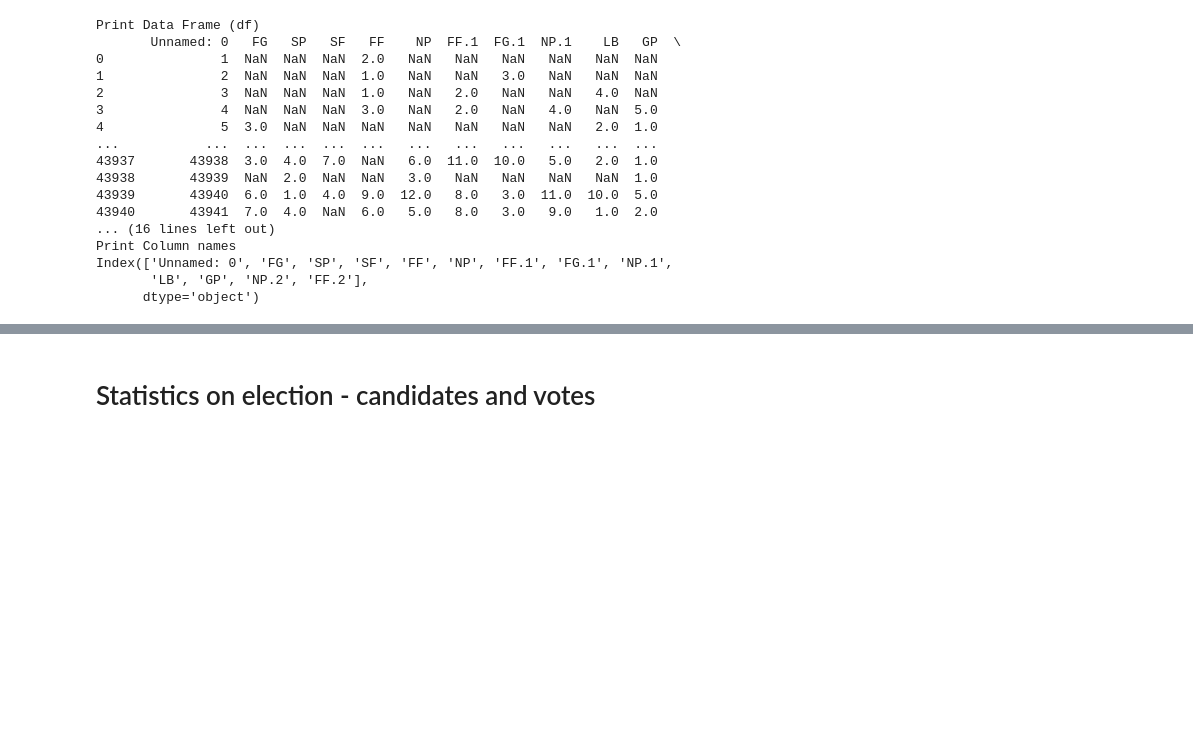
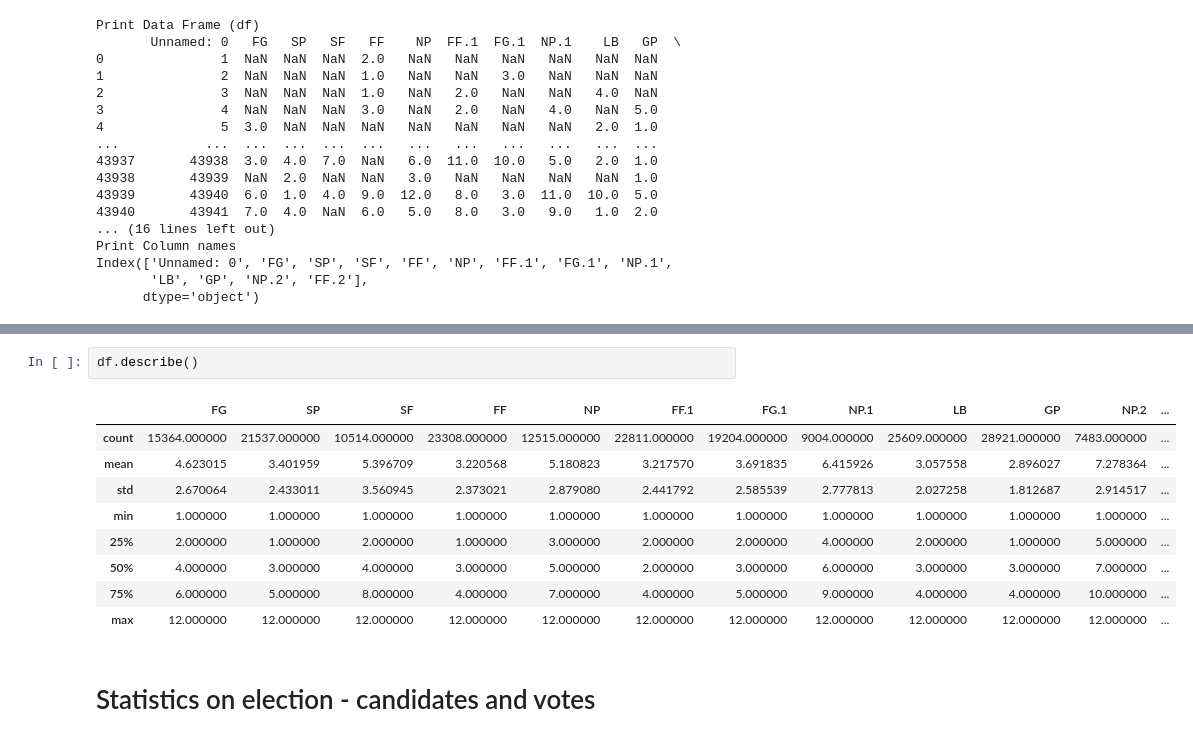
Before and after one commit to conorgilmer/STV-Ballot-as-a-signature, a Jupyter notebook: python/VoteDataAnalysis.ipynb, the cells around one changed output, grey strips where cells are left out. Cells and saved outputs as stored; diff of their text form; blank space fills up the shorter version.

```diff
--- a/python/VoteDataAnalysis.ipynb
+++ b/python/VoteDataAnalysis.ipynb
@@ -50,3 +74,15 @@ Index(['Unnamed: 0', 'FG', 'SP', 'SF', 'FF', 'NP', 'FF.1', 'FG.1', 'NP.1',
+# %%
+df.describe()
+# %% [output]
+|  | FG | SP | SF | FF | NP | FF.1 | FG.1 | NP.1 | LB | GP | NP.2 | ... |
+| count | 15364.000000 | 21537.000000 | 10514.000000 | 23308.000000 | 12515.000000 | 22811.000000 | 19204.000000 | 9004.000000 | 25609.000000 | 28921.000000 | 7483.000000 | ... |
+| mean | 4.623015 | 3.401959 | 5.396709 | 3.220568 | 5.180823 | 3.217570 | 3.691835 | 6.415926 | 3.057558 | 2.896027 | 7.278364 | ... |
+| std | 2.670064 | 2.433011 | 3.560945 | 2.373021 | 2.879080 | 2.441792 | 2.585539 | 2.777813 | 2.027258 | 1.812687 | 2.914517 | ... |
+| min | 1.000000 | 1.000000 | 1.000000 | 1.000000 | 1.000000 | 1.000000 | 1.000000 | 1.000000 | 1.000000 | 1.000000 | 1.000000 | ... |
+| 25% | 2.000000 | 1.000000 | 2.000000 | 1.000000 | 3.000000 | 2.000000 | 2.000000 | 4.000000 | 2.000000 | 1.000000 | 5.000000 | ... |
+| 50% | 4.000000 | 3.000000 | 4.000000 | 3.000000 | 5.000000 | 2.000000 | 3.000000 | 6.000000 | 3.000000 | 3.000000 | 7.000000 | ... |
+| 75% | 6.000000 | 5.000000 | 8.000000 | 4.000000 | 7.000000 | 4.000000 | 5.000000 | 9.000000 | 4.000000 | 4.000000 | 10.000000 | ... |
+| max | 12.000000 | 12.000000 | 12.000000 | 12.000000 | 12.000000 | 12.000000 | 12.000000 | 12.000000 | 12.000000 | 12.000000 | 12.000000 | ... |
 # %% [markdown]
 # Statistics on election - candidates and votes
 # %%
```
Also changed, not shown: parts of 4 cells of this notebook, 2 other files.
